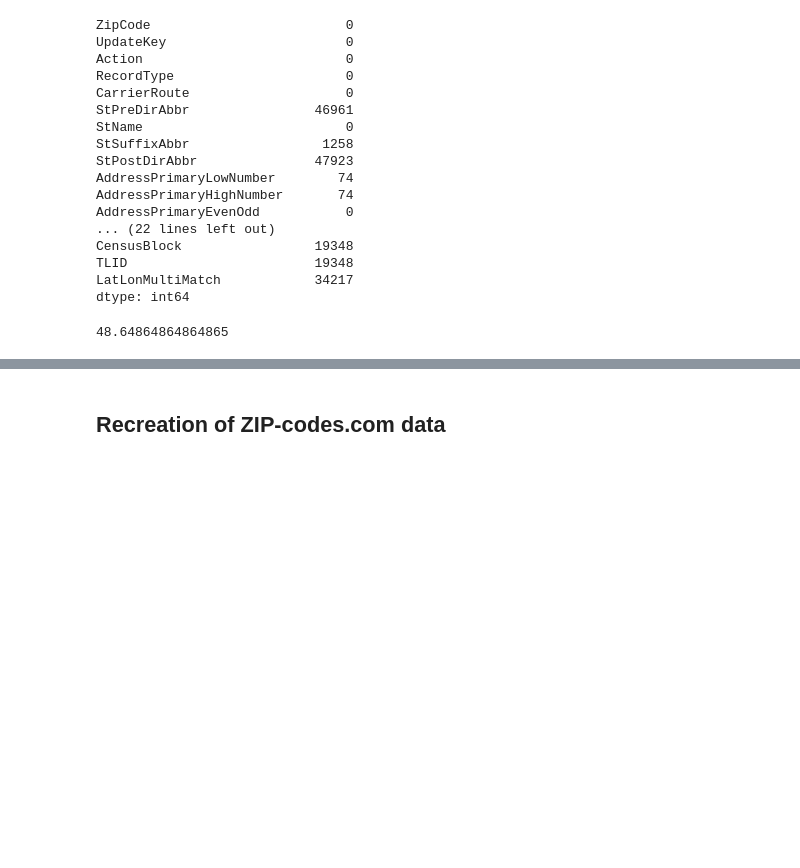
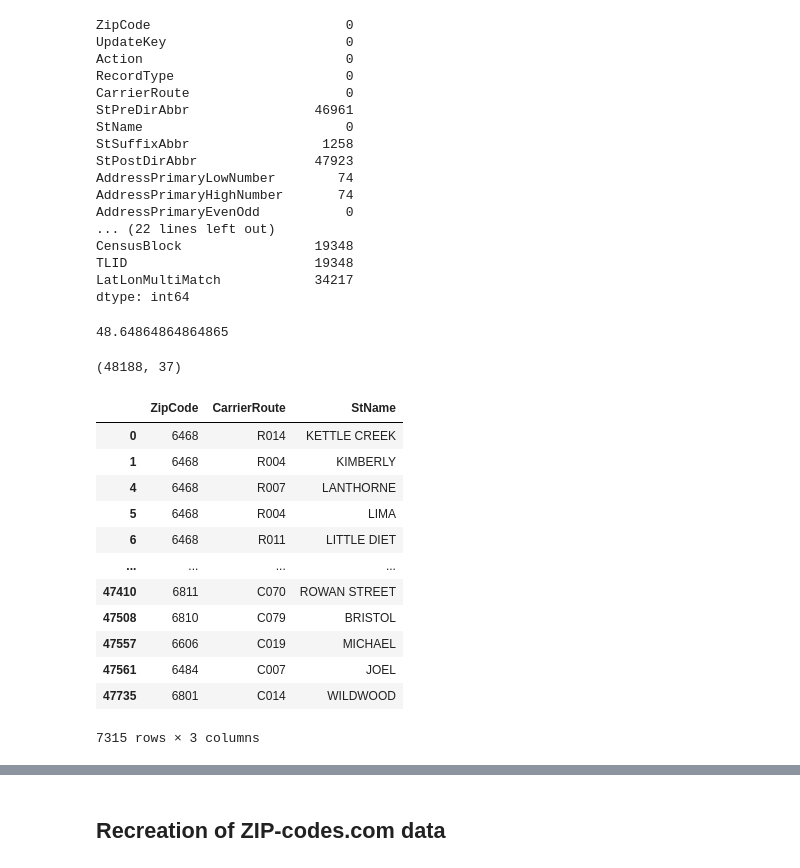
Before and after one commit to minhtriet/zipcodes, a Jupyter notebook: data_exploration.ipynb, the cells around one changed output, grey strips where cells are left out. Drawn from its saved outputs; the diff is of its cells as text; code cells hidden in the pictures; blank space fills up the shorter version.

```diff
--- a/data_exploration.ipynb
+++ b/data_exploration.ipynb
@@ -69,0 +92,20 @@ sum(standard.isna().sum() > 0) / len(standard.columns) * 100
+# %%
+standard.shape
+# %% [output]
+(48188, 37)
+# %%
+standard[['ZipCode', 'CarrierRoute', 'StName']].drop_duplicates()
+# %% [output]
+|  | ZipCode | CarrierRoute | StName |
+| 0 | 6468 | R014 | KETTLE CREEK |
+| 1 | 6468 | R004 | KIMBERLY |
+| 4 | 6468 | R007 | LANTHORNE |
+| 5 | 6468 | R004 | LIMA |
+| 6 | 6468 | R011 | LITTLE DIET |
+| ... | ... | ... | ... |
+| 47410 | 6811 | C070 | ROWAN STREET |
+| 47508 | 6810 | C079 | BRISTOL |
+| 47557 | 6606 | C019 | MICHAEL |
+| 47561 | 6484 | C007 | JOEL |
+| 47735 | 6801 | C014 | WILDWOOD |
+7315 rows × 3 columns
```
Also changed, not shown: parts of 8 cells of this notebook.
